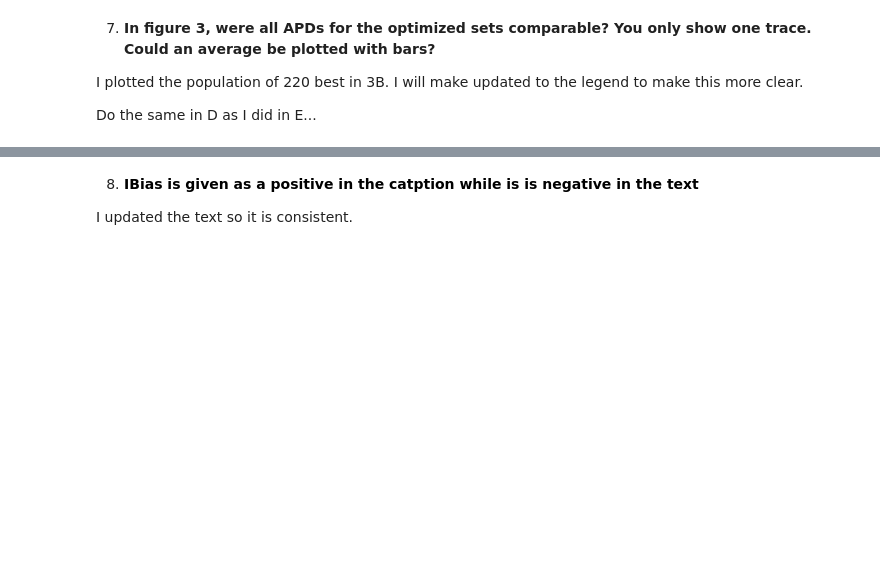
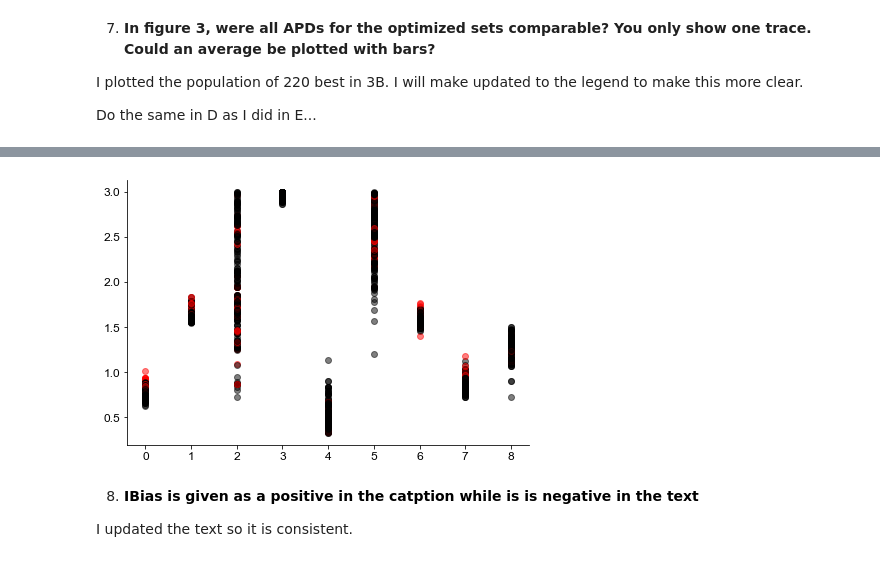
Before and after one commit to Christini-Lab/rrc-conductance-profile, a Jupyter notebook: reviewer_response.ipynb, the cells around one changed output, grey strips where cells are left out. Saved outputs shown, nothing was run; the diff lists cells and outputs as text; code cells hidden in the pictures; blank space fills up the shorter version.

```diff
--- a/reviewer_response.ipynb
+++ b/reviewer_response.ipynb
@@ -236,3 +313,14 @@ robust_data
+# %%
+bad_inds = list(robust_data[robust_data['apd90_8']>400].index)
+
+conductance_data = best_data.filter(like = 'multiplier')
+for i in range(0, len(conductance_data['i_cal_pca_multiplier'])):
+    if i in bad_inds:
+        plt.scatter(range(0, len(conductance_data.iloc[i])), conductance_data.iloc[i], color = 'red', alpha = 0.5)
+    else:
+        plt.scatter(range(0, len(conductance_data.iloc[i])), conductance_data.iloc[i], color = 'black', alpha = 0.5)
+# %% [output]
+[figure, added]
 # %%
 fig, axs = plt.subplots(1, figsize = (7,4), constrained_layout = True)
 robust_data = pd.read_csv('./data/robust_data_ical.csv.bz2')
```
Also changed, not shown: parts of 11 cells of this notebook, 1 other file.
